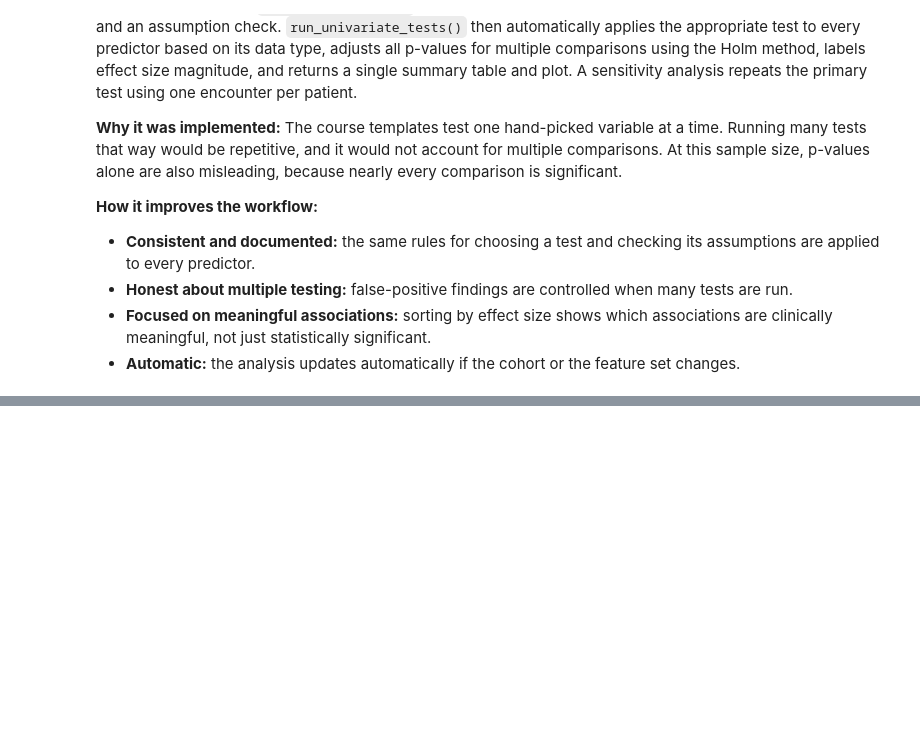
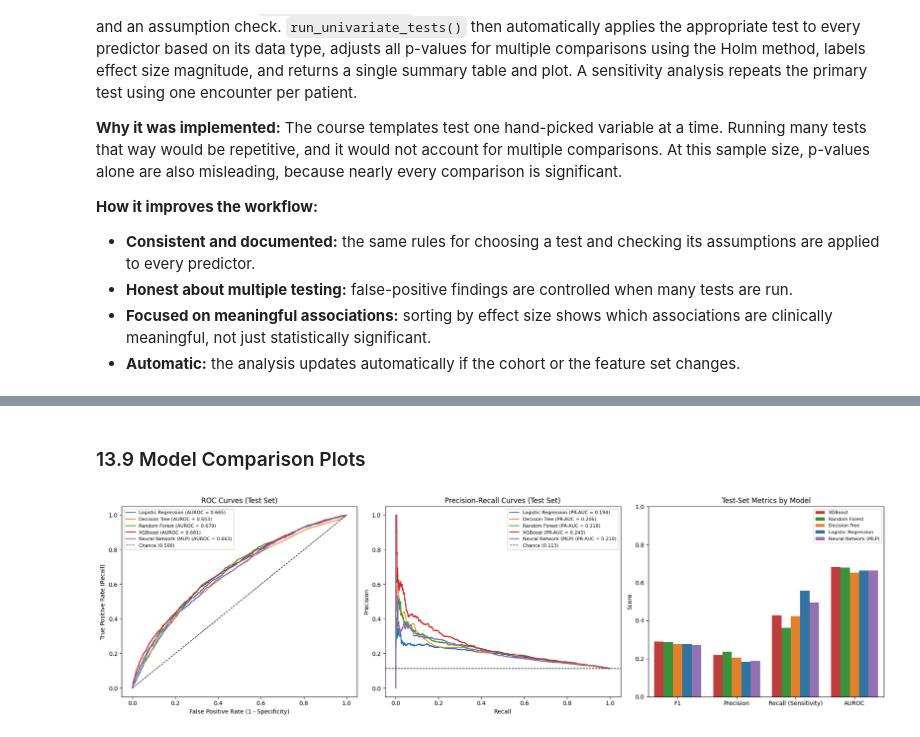
Before and after one commit to audreybyrne03/HSE751-Final-Project, a Jupyter notebook: Diabetes_Readmission_Pipeline.ipynb, the cells around one changed output, grey strips where cells are left out. Saved outputs shown, nothing was run; the diff lists cells and outputs as text; code cells hidden in the pictures; blank space fills up the shorter version.

```diff
--- a/Diabetes_Readmission_Pipeline.ipynb
+++ b/Diabetes_Readmission_Pipeline.ipynb
@@ -1595,0 +2008,13 @@ Nine categorical predictors contain rare categories with expected counts below 5
+# %%
+# Generalization check: compare performance on training, validation, and test data.
+# A large drop from training to test indicates overfitting.
+generalization = pd.DataFrame({
+    name: {"Train AUROC": out["results"]["Train"]["AUROC"],
+           "Validation AUROC": out["results"]["Validation"]["AUROC"],
+           "Test AUROC": out["results"]["Test"]["AUROC"],
+           "Train-Test AUROC gap": out["results"]["Train"]["AUROC"] - out["results"]["Test"]["AUROC"],
+           "Test F1 (tuned threshold)": out["results"]["Test"]["F1"],
+           "Test F1 (default 0.5)": out["results"]["Test"]["Default-threshold F1 (0.5)"]}
+    for name, out in model_outputs.items()
+}).T.round(3)
+generalization
@@ -1595,0 +2028,37 @@ Nine categorical predictors contain rare categories with expected counts below 5
+# %% [markdown]
+### 13.9 Model Comparison Plots
+# %%
+# =============================================================================
+# MODEL COMPARISON PLOTS: ROC curves, precision-recall curves, and metrics
+# =============================================================================
+palette = dict(zip(model_outputs, sns.color_palette("tab10", len(model_outputs))))
+fig, axes = plt.subplots(1, 3, figsize=(19, 5.5))
+
+for name, out in model_outputs.items():
+    prob = out["test_probabilities"]
+    fpr, tpr, _ = roc_curve(y_test, prob)
+    axes[0].plot(fpr, tpr, color=palette[name],
+                 label=f"{name} (AUROC = {out['results']['Test']['AUROC']:.3f})")
+    prec, rec, _ = precision_recall_curve(y_test, prob)
+    axes[1].plot(rec, prec, color=palette[name],
+                 label=f"{name} (PR-AUC = {out['results']['Test']['PR-AUC']:.3f})")
+
+axes[0].plot([0, 1], [0, 1], "k--", linewidth=1, label="Chance (0.500)")
+axes[0].set(xlabel="False Positive Rate (1 - Specificity)", ylabel="True Positive Rate (Recall)",
+            title="ROC Curves (Test Set)")
+axes[1].axhline(prevalence, color="k", linestyle="--", linewidth=1,
+                label=f"Chance ({prevalence:.3f})")
+axes[1].set(xlabel="Recall", ylabel="Precision", title="Precision-Recall Curves (Test Set)")
+for ax in axes[:2]:
+    ax.legend(fontsize=8, loc="best")
+
+metric_plot = (comparison[["F1", "Precision", "Recall (Sensitivity)", "AUROC"]]
+               .reset_index().melt(id_vars="index", var_name="Metric", value_name="Score"))
+sns.barplot(data=metric_plot, x="Metric", y="Score", hue="index", palette=palette, ax=axes[2])
+axes[2].set(title="Test-Set Metrics by Model", xlabel="", ylim=(0, 1))
+axes[2].legend(title="", fontsize=8)
+
+plt.tight_layout()
+plt.show()
+# %% [output]
+[figure, added]
```
Also changed, not shown: parts of 24 cells of this notebook.
